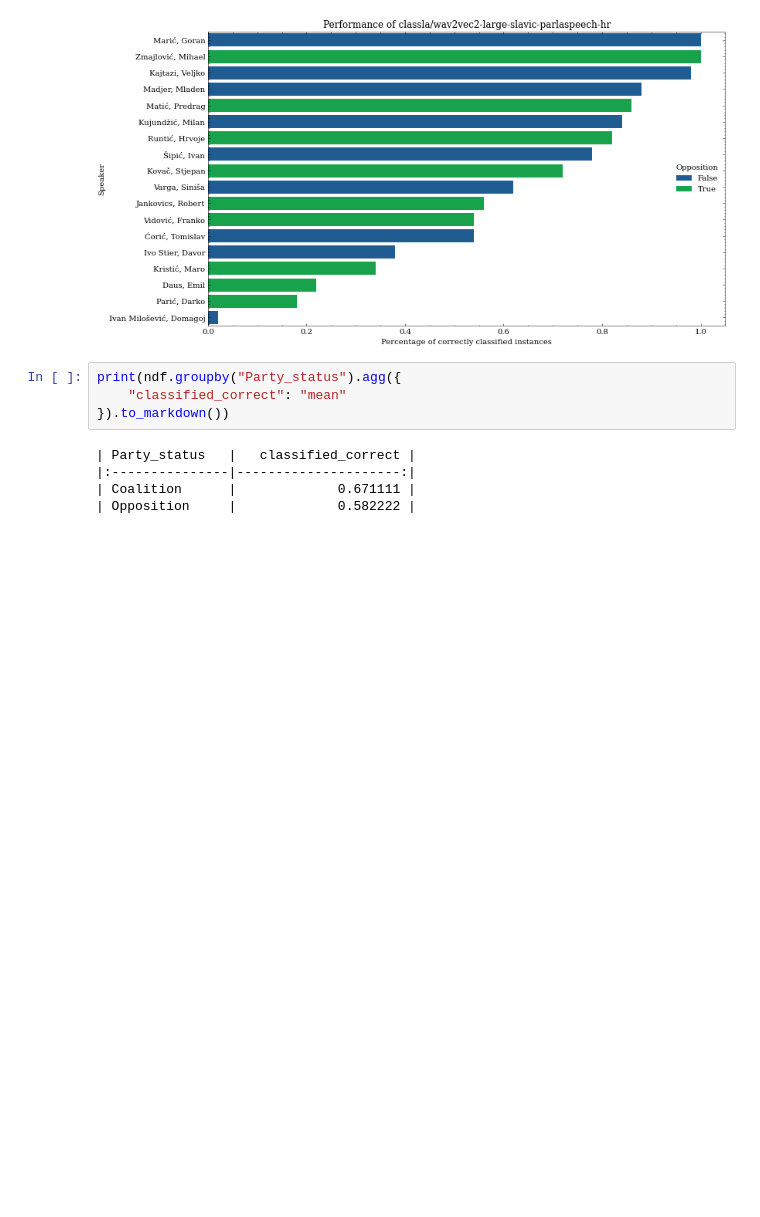
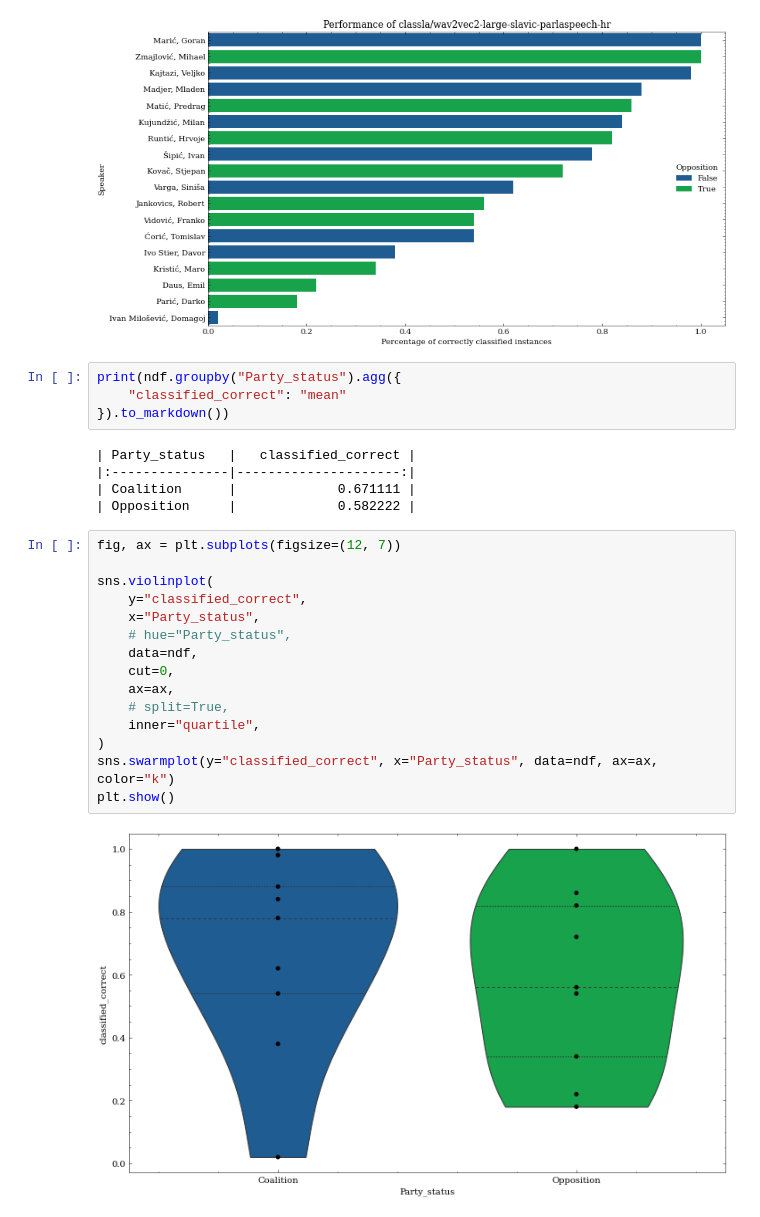
Before and after one commit to 5roop/task11, a Jupyter notebook: 15_per_speaker_analysis_of_errors_for_classla_party_status.ipynb, the cells around one changed output. Drawn from its saved outputs; the diff is of its cells as text; blank space fills up the shorter version.

```diff
--- a/15_per_speaker_analysis_of_errors_for_classla_party_status.ipynb
+++ b/15_per_speaker_analysis_of_errors_for_classla_party_status.ipynb
@@ -180,3 +180,20 @@ print(ndf.groupby("Party_status").agg({
 |:---------------|---------------------:|
 | Coalition      |             0.671111 |
 | Opposition     |             0.582222 |
+# %%
+fig, ax = plt.subplots(figsize=(12, 7))
+
+sns.violinplot(
+    y="classified_correct",
+    x="Party_status",
+    # hue="Party_status",
+    data=ndf,
+    cut=0,
+    ax=ax,
+    # split=True,
+    inner="quartile",
+)
+sns.swarmplot(y="classified_correct", x="Party_status", data=ndf, ax=ax, color="k")
+plt.show()
+# %% [output]
+[figure, added]
```
Also changed, not shown: 1 other file.
